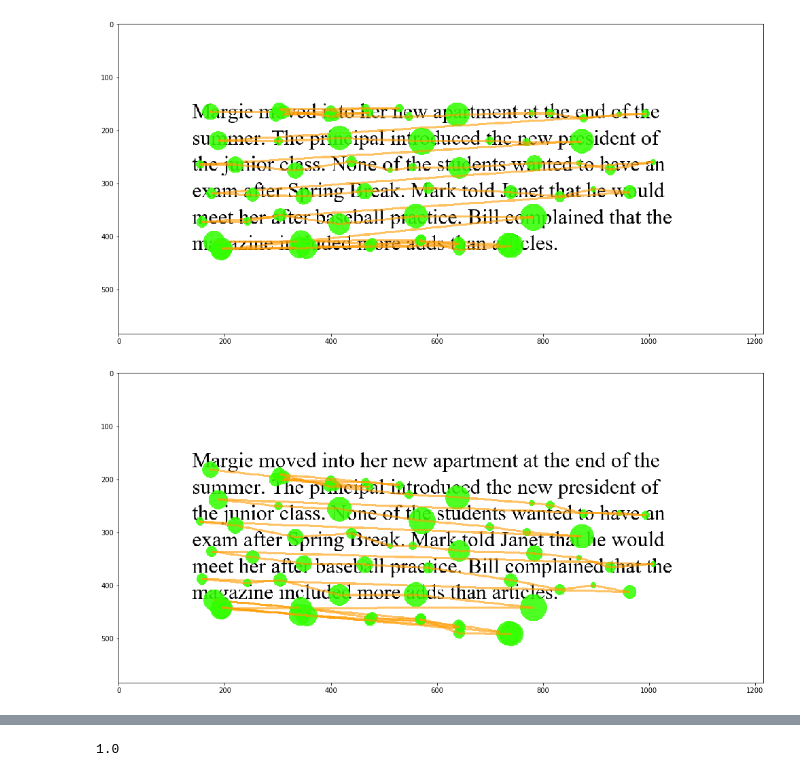
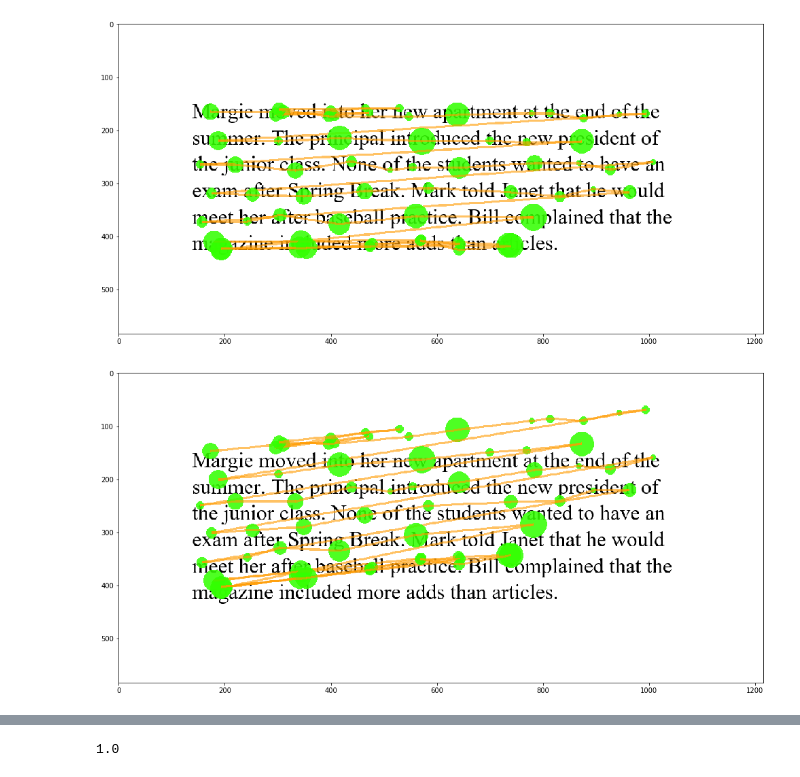
Before and after one commit to isabella-feng/CS421-Project1, a Jupyter notebook: 3-Simulate-correction-on-synthetic-dataset-slope.ipynb, the cells around one changed output, grey strips where cells are left out. Saved outputs shown, nothing was run; the diff lists cells and outputs as text; code cells hidden in the pictures.

```diff
--- a/3-Simulate-correction-on-synthetic-dataset-slope.ipynb
+++ b/3-Simulate-correction-on-synthetic-dataset-slope.ipynb
@@ -38,9 +38,10 @@ correction.draw_fixation('synthetic_text.png', data['robot1'].copy())
 # %%
 # generate slope over the correct trial
 
-error_test = correction.error_slope(1, data['robot1'].copy())
+#upward sloping (error_magnitude = 0)
+error_test = correction.error_slope(0, data['robot1'].copy())
 
 # draw the trial with added error
 correction.draw_fixation('synthetic_text.png', error_test)
 # %% [output]
-[figure, old version]
+[figure, new version]
```
Also changed, not shown: parts of 5 cells of this notebook, 10 other files.
